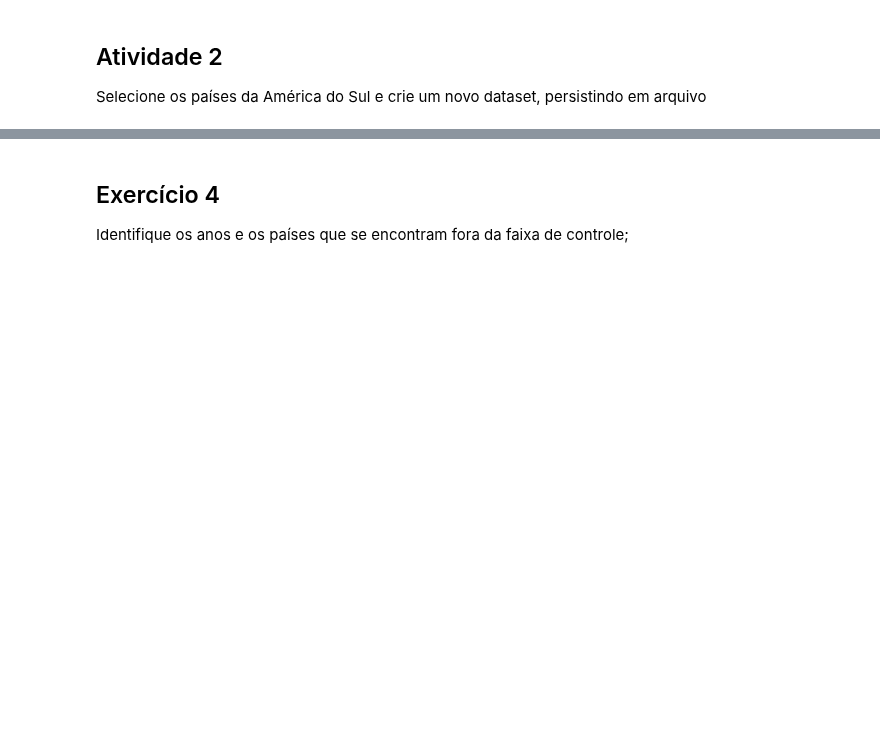
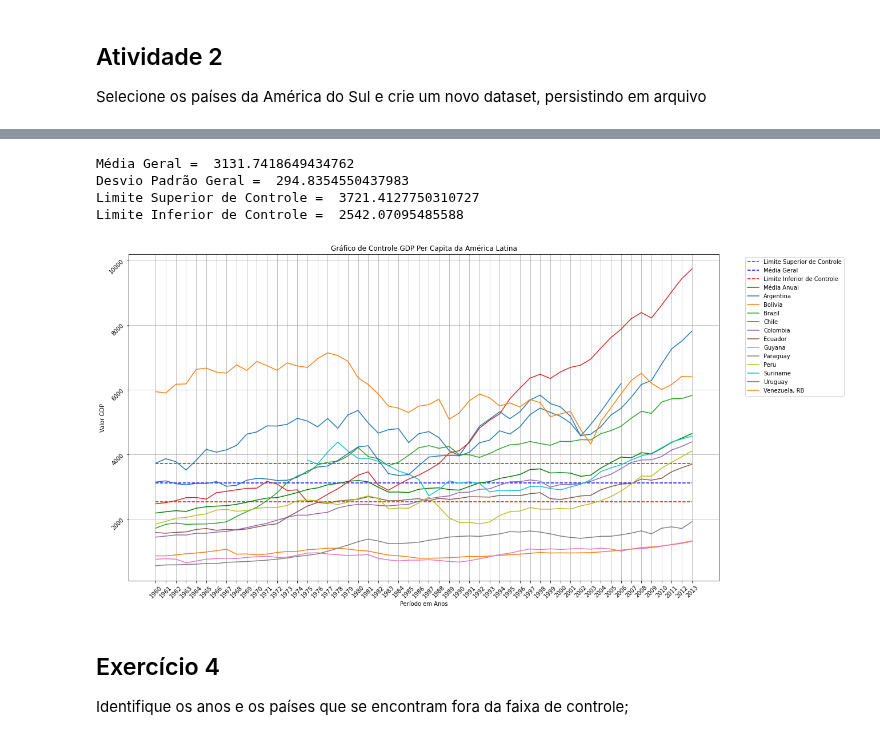
Before and after one commit to sganzerla/DPS852-Data-Science, a Jupyter notebook: T2/t2.ipynb, the cells around one changed output, grey strips where cells are left out. Saved outputs shown, nothing was run; the diff lists cells and outputs as text; code cells hidden in the pictures; blank space fills up the shorter version.

```diff
--- a/T2/t2.ipynb
+++ b/T2/t2.ipynb
@@ -177,3 +150,31 @@ gerando_grafico_controle(df_registros_paises_sul_americanos)
+# %%
+# separando apenas o nome abreviado dos países
+filtro_cod_sul_americanos = df_paises_sul_americanos['Country Code']
+
+# filtrando apenas as linhas que contém o critério do filtro na coluna Country Code
+df_registros_paises_sul_americanos = df_gpd.query(
+    "`Country Code` in @filtro_cod_sul_americanos")
+
+# extraindo o nome dos países dos dados
+nome_paises = df_registros_paises_sul_americanos['Country Name']
+
+# apagando colunas para deixar apenas colunas numéricas
+df_registros_paises_sul_americanos = apagar_colunas(dataframe=df_registros_paises_sul_americanos,
+                                                    nome_colunas=[
+                                                        'Country Name', 'Country Code'])
+
+gerando_grafico_controle(
+    dataframe = df_registros_paises_sul_americanos,
+    dataframe_indices = nome_paises,
+    rotulo_eixo_x = 'Período em Anos',
+    rotulo_eixo_y = 'Valor GDP',
+    titulo_grafico = 'Gráfico de Controle GDP Per Capita da América Latina')
+# %% [output]
+Média Geral =  3131.7418649434762
+Desvio Padrão Geral =  294.8354550437983
+Limite Superior de Controle =  3721.4127750310727
+Limite Inferior de Controle =  2542.07095485588
+[figure, added]
 # %% [markdown]
 ## Exercício 4
 Identifique os anos e os países que se encontram fora da faixa de controle;
```
Also changed, not shown: parts of 11 cells of this notebook, 4 other files.
